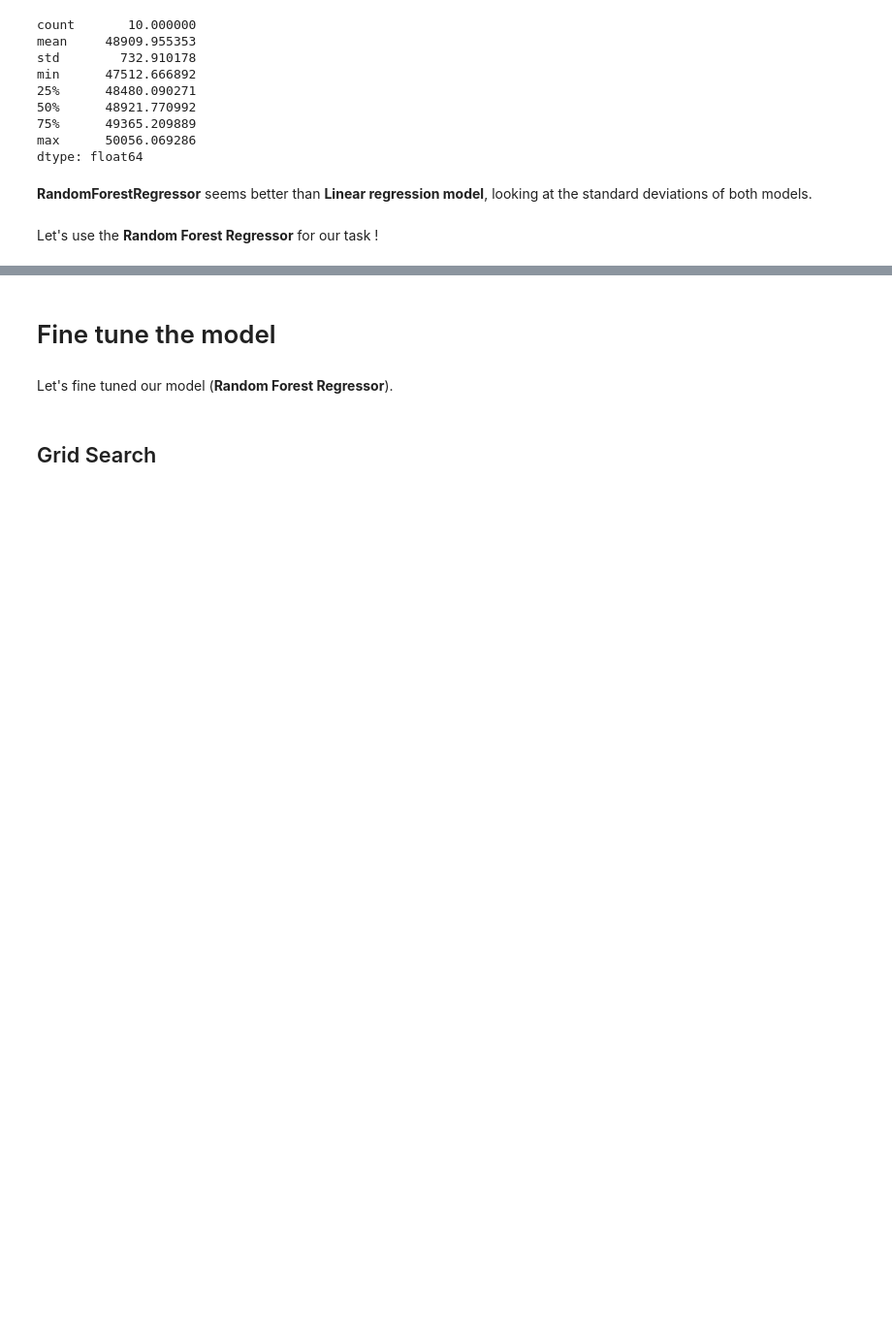
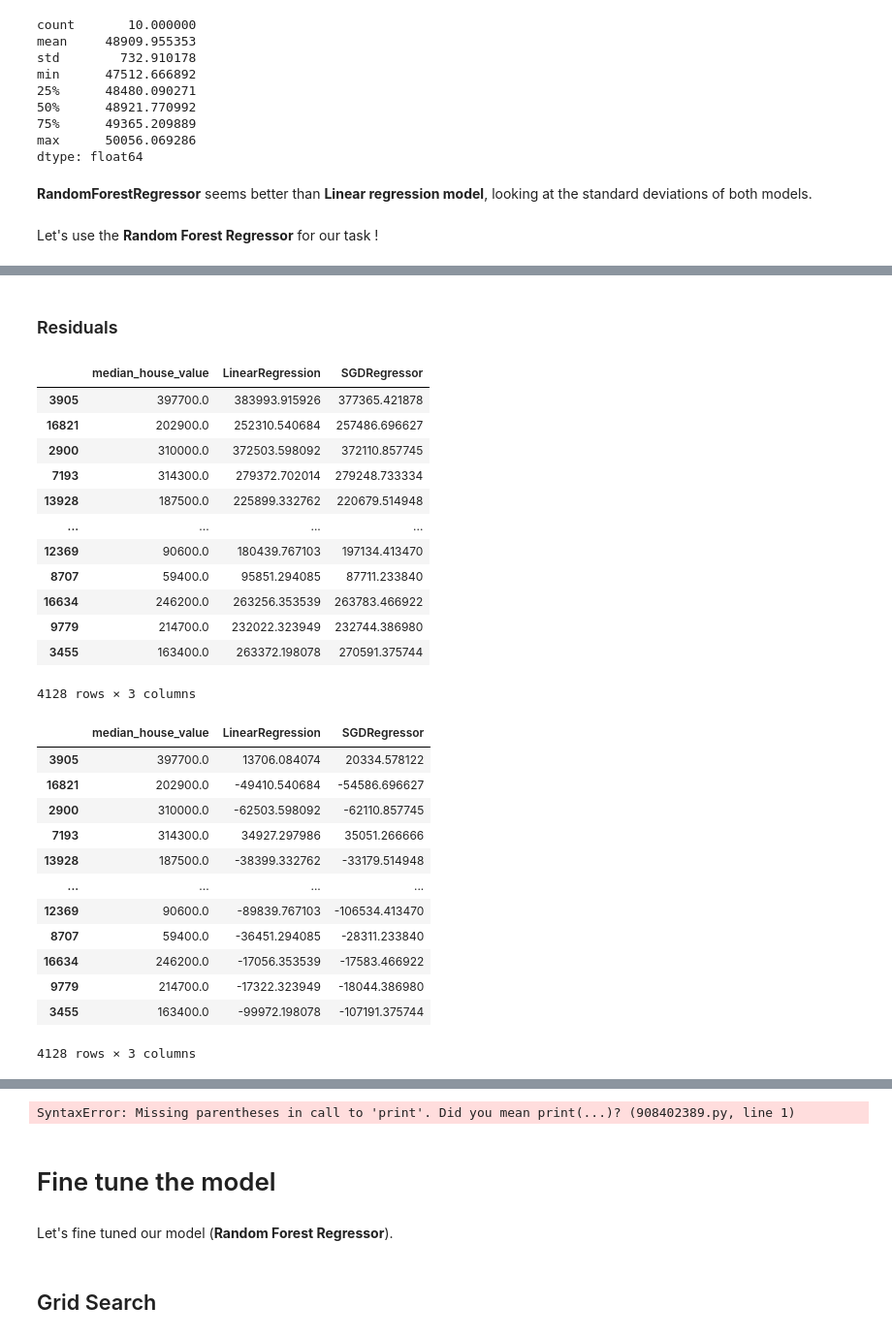
Before and after one commit to thcarole1/house_pricing_prediction, a Jupyter notebook: notebooks/Housing Price Prediction.ipynb, the cells around one changed output, grey strips where cells are left out. Shown at 97% size. Saved outputs shown, nothing was run; the diff lists cells and outputs as text; code cells hidden in the pictures; blank space fills up the shorter version.

```diff
--- a/notebooks/Housing Price Prediction.ipynb
+++ b/notebooks/Housing Price Prediction.ipynb
@@ -799,0 +854,63 @@ Let's use the **Random Forest Regressor** for our task !
+# %% [markdown]
+### Residuals
+# %%
+# Separate featues from target
+X_test = strat_test_set.drop("median_house_value", axis=1)
+y_test = strat_test_set["median_house_value"].copy()
+# %%
+%%time
+
+# # Selection of models to try out
+# linear_models = [LinearRegression(),
+#                  SGDRegressor(random_state=42),
+#                  Lasso(random_state=42),
+#                  ElasticNet(random_state=42),
+#                  Ridge(random_state=42),
+#                  DecisionTreeRegressor(random_state=42),
+#                  RandomForestRegressor(random_state=42)]
+
+linear_models = [LinearRegression(), SGDRegressor()]
+
+
+predictions = {}
+residuals = {}
+
+# Train and predict
+for model in linear_models:
+    piped_model = make_pipeline(preprocessing, model)
+    piped_model.fit(housing, housing_labels)
+    predictions[str(model)[:str(model).find('(')]] = piped_model.predict(X_test)
+    residuals[str(model)[:str(model).find('(')]] = y_test-piped_model.predict(X_test)
+
+predictons_df = pd.DataFrame(predictions, index=y_test.index)
+residuals_df = pd.DataFrame(residuals, index=y_test.index)
+
+display(pd.merge(y_test, predictons_df, left_index=True, right_index=True))
+display(pd.merge(y_test, residuals_df, left_index=True, right_index=True))
+# %% [output]
+|  | median_house_value | LinearRegression | SGDRegressor |
+| 3905 | 397700.0 | 383993.915926 | 377365.421878 |
+| 16821 | 202900.0 | 252310.540684 | 257486.696627 |
+| 2900 | 310000.0 | 372503.598092 | 372110.857745 |
+| 7193 | 314300.0 | 279372.702014 | 279248.733334 |
+| 13928 | 187500.0 | 225899.332762 | 220679.514948 |
+| ... | ... | ... | ... |
+| 12369 | 90600.0 | 180439.767103 | 197134.413470 |
+| 8707 | 59400.0 | 95851.294085 | 87711.233840 |
+| 16634 | 246200.0 | 263256.353539 | 263783.466922 |
+| 9779 | 214700.0 | 232022.323949 | 232744.386980 |
+| 3455 | 163400.0 | 263372.198078 | 270591.375744 |
+4128 rows × 3 columns
+|  | median_house_value | LinearRegression | SGDRegressor |
+| 3905 | 397700.0 | 13706.084074 | 20334.578122 |
+| 16821 | 202900.0 | -49410.540684 | -54586.696627 |
+| 2900 | 310000.0 | -62503.598092 | -62110.857745 |
+| 7193 | 314300.0 | 34927.297986 | 35051.266666 |
+| 13928 | 187500.0 | -38399.332762 | -33179.514948 |
+| ... | ... | ... | ... |
+| 12369 | 90600.0 | -89839.767103 | -106534.413470 |
+| 8707 | 59400.0 | -36451.294085 | -28311.233840 |
+| 16634 | 246200.0 | -17056.353539 | -17583.466922 |
+| 9779 | 214700.0 | -17322.323949 | -18044.386980 |
+| 3455 | 163400.0 | -99972.198078 | -107191.375744 |
+4128 rows × 3 columns
@@ -800,3 +919,7 @@ Let's use the **Random Forest Regressor** for our task !
+# %%
+print i
+# %% [output]
+SyntaxError: Missing parentheses in call to 'print'. Did you mean print(...)? (908402389.py, line 1)
 # %% [markdown]
 # Fine tune the model
 # %% [markdown]
```
Also changed, not shown: parts of 11 cells of this notebook.
